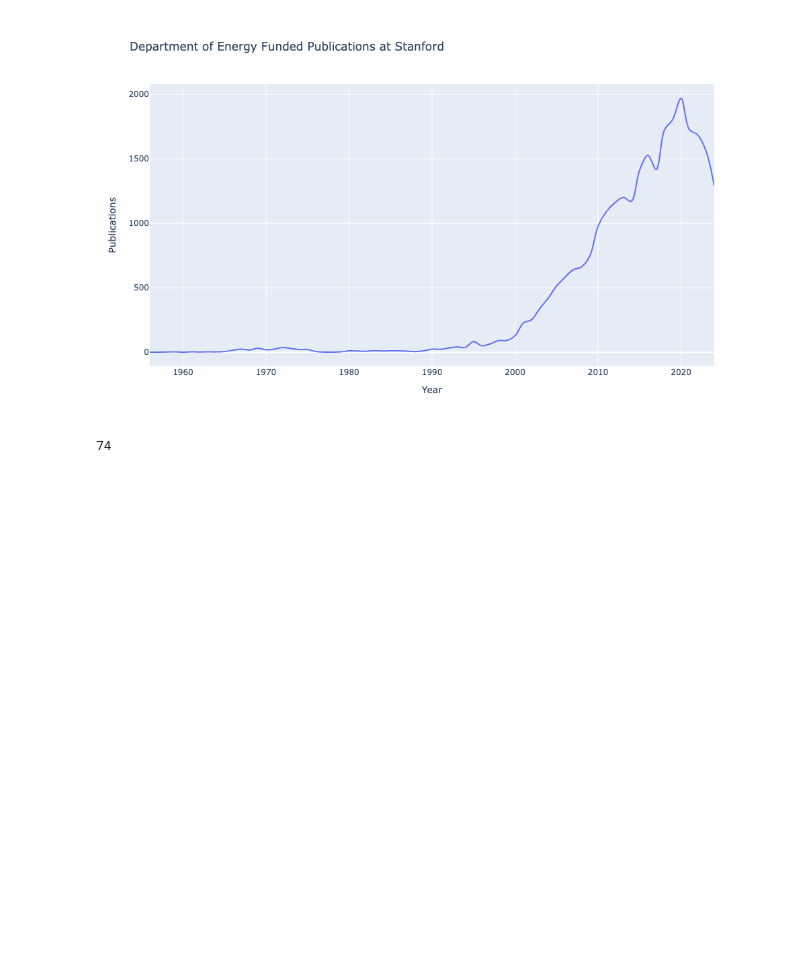
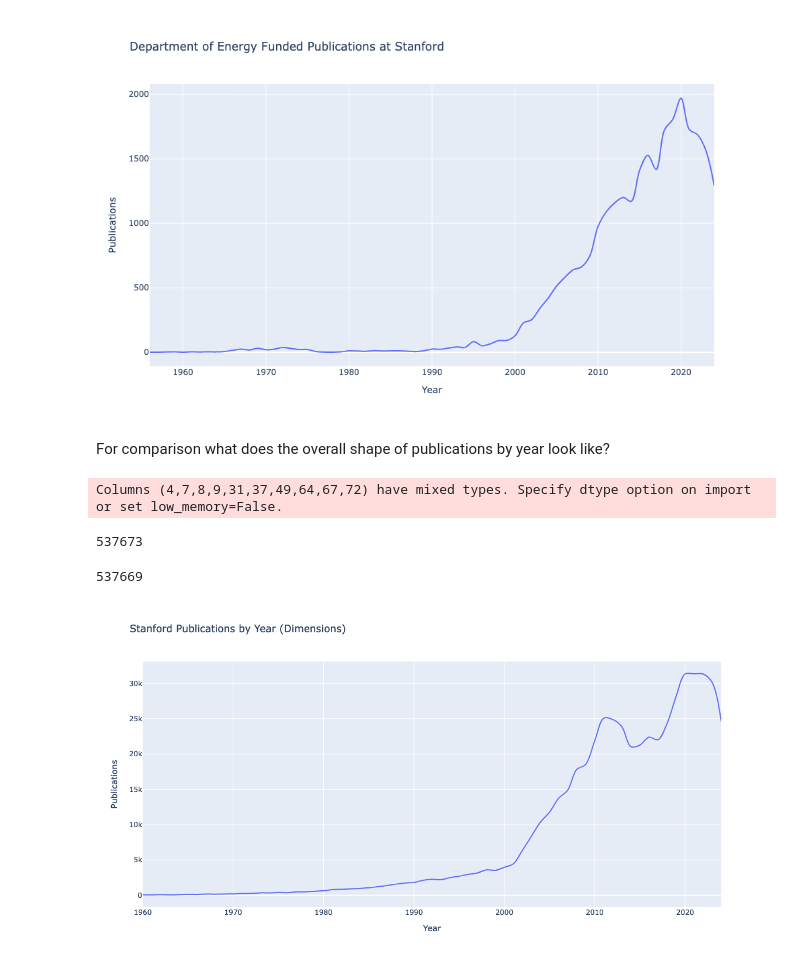
Before and after one commit to edsu/notebooks, a Jupyter notebook: Stanford-DOE.ipynb, the cells around one changed output. Cells and saved outputs as stored; diff of their text form; code cells hidden in the pictures; blank space fills up the shorter version.

Commit message:
added graph of all pubs

```diff
--- a/Stanford-DOE.ipynb
+++ b/Stanford-DOE.ipynb
@@ -261,7 +261,34 @@ fig = xp.line(
 fig.show('png')
 # %% [output]
 [figure]
-# %%
-len(doe_grid_ids)
-# %% [output]
-74
+# %% [markdown]
+For comparison what does the overall shape of publications by year look like?
+# %%
+df = pandas.read_csv('../sul-dlss/rialto-airflow/data/snapshots/20241114173510/dimensions-pubs.csv')
+len(df)
+# %% [output]
+Columns (4,7,8,9,31,37,49,64,67,72) have mixed types. Specify dtype option on import or set low_memory=False.
+537673
+# %%
+df = df[df.year.notna()]
+len(df)
+# %% [output]
+537669
+# %%
+counts = df.value_counts('year').reset_index().sort_values('year', ascending=False)
+counts['year'] = counts['year'].astype('int')
+counts = counts[(counts.year != 2025) & (counts.year >= 1960)]
+
+fig = xp.line(
+    counts,
+    x='year',
+    y='count',
+    line_shape='spline',
+    title='Stanford Publications by Year (Dimensions)',
+    labels={'count': 'Publications', 'year': 'Year'},
+    width=1000,
+    height=600
+)
+fig
+# %% [output]
+[figure, added]
```
